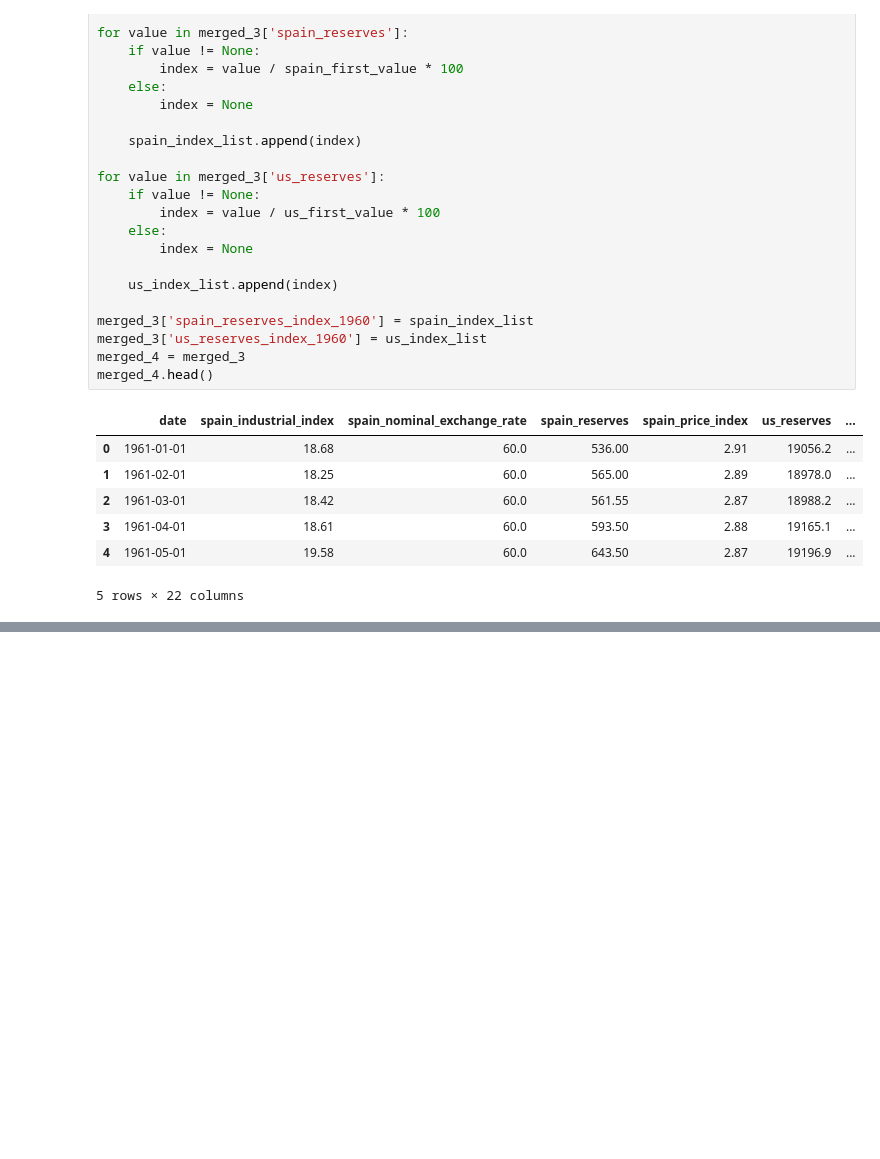
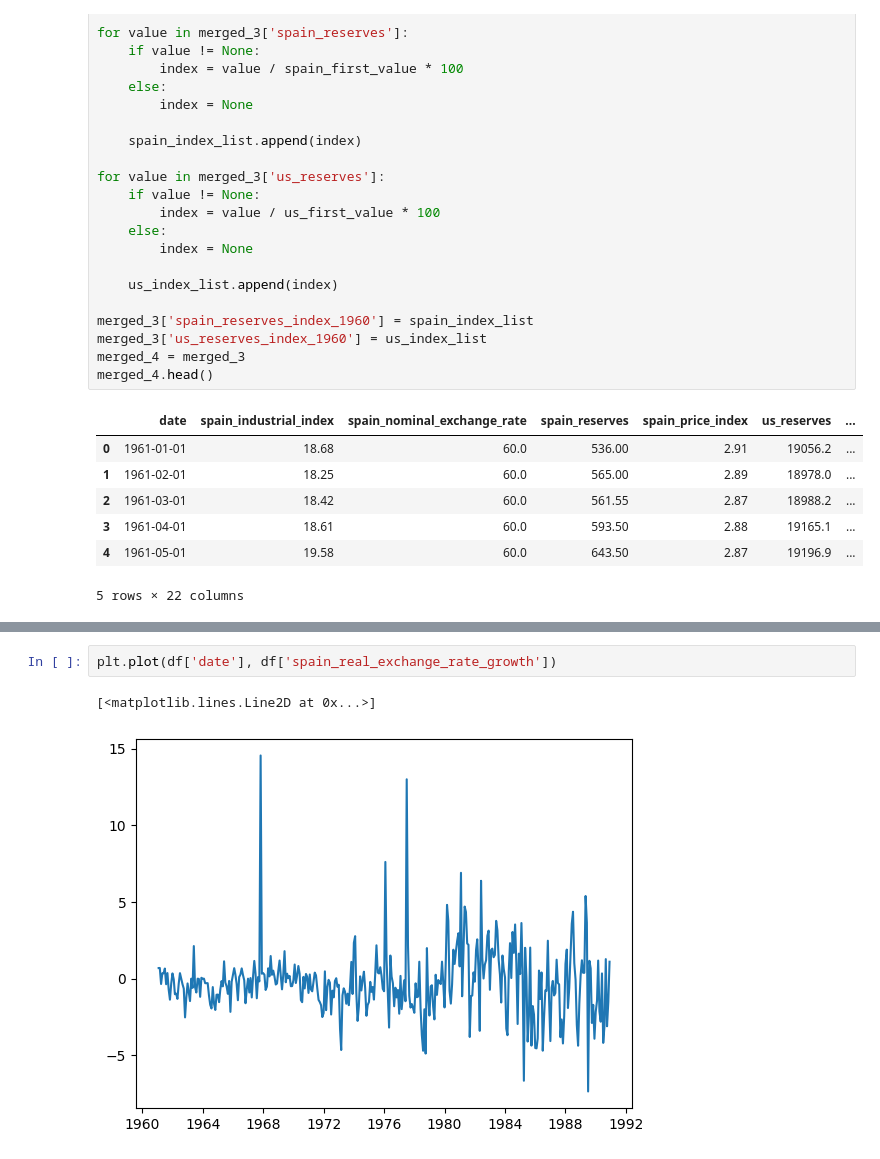
Before and after one commit to ruikai30/ec1b1_group_10, a Jupyter notebook: notebook.ipynb, the cells around one changed output, grey strips where cells are left out. Cells and saved outputs as stored; diff of their text form; blank space fills up the shorter version.

```diff
--- a/notebook.ipynb
+++ b/notebook.ipynb
@@ -194,0 +189,5 @@ merged_4
+# %%
+plt.plot(df['date'], df['spain_real_exchange_rate_growth'])
+# %% [output]
+[<matplotlib.lines.Line2D at 0x...>]
+[figure, added]
```
Also changed, not shown: parts of 12 cells of this notebook.
